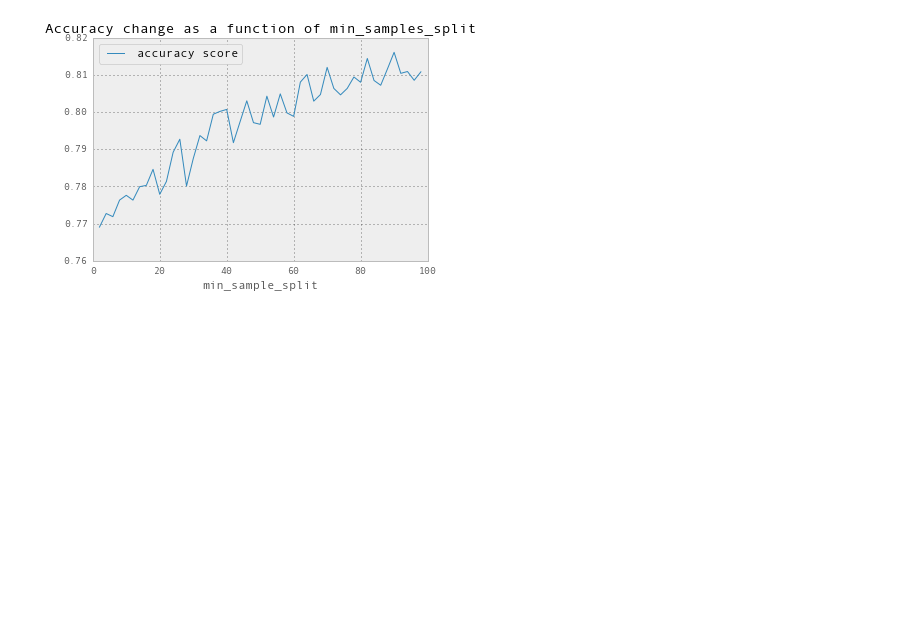
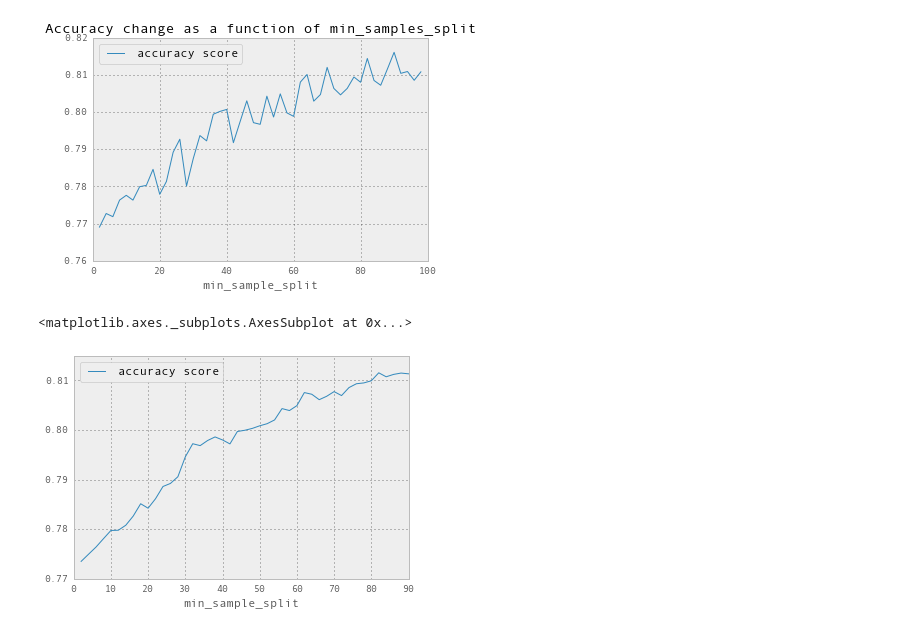
Before and after one commit to sshegheva/bag-of-algorithms, a Jupyter notebook: analysis/notebooks/decision-trees.ipynb, the cells around one changed output. Drawn from its saved outputs; the diff is of its cells as text; code cells hidden in the pictures; blank space fills up the shorter version.

Commit message:
Smooth the accuracy function with rolling means

```diff
--- a/analysis/notebooks/decision-trees.ipynb
+++ b/analysis/notebooks/decision-trees.ipynb
@@ -108,4 +77,0 @@ INFO:algorithms:Accuracy score = 0.807990034701
-# %%
-df = pd.DataFrame.from_dict(data, orient='index').sort(ascending=False).reset_index()
-# %%
-df = df.rename(columns={0: 'accuracy score', 'index': 'min_sample_split'}).set_index('min_sample_split')
@@ -119,3 +100,8 @@ df.plot(title='Accuracy change as a function of min_samples_split')
 # %% [output]
 <matplotlib.axes._subplots.AxesSubplot at 0x...>
 [figure]
+# %%
+pd.rolling_mean(df, 5).plot()
+# %% [output]
+<matplotlib.axes._subplots.AxesSubplot at 0x...>
+[figure, added]
```
Also changed, not shown: parts of 6 cells of this notebook, 1 other file.
